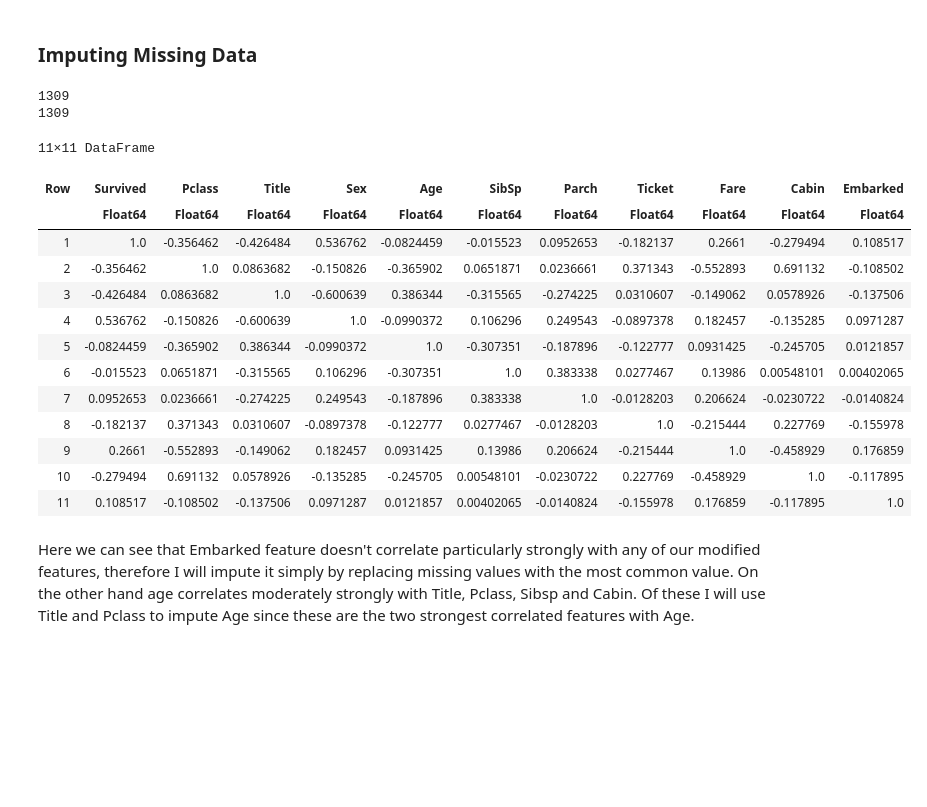
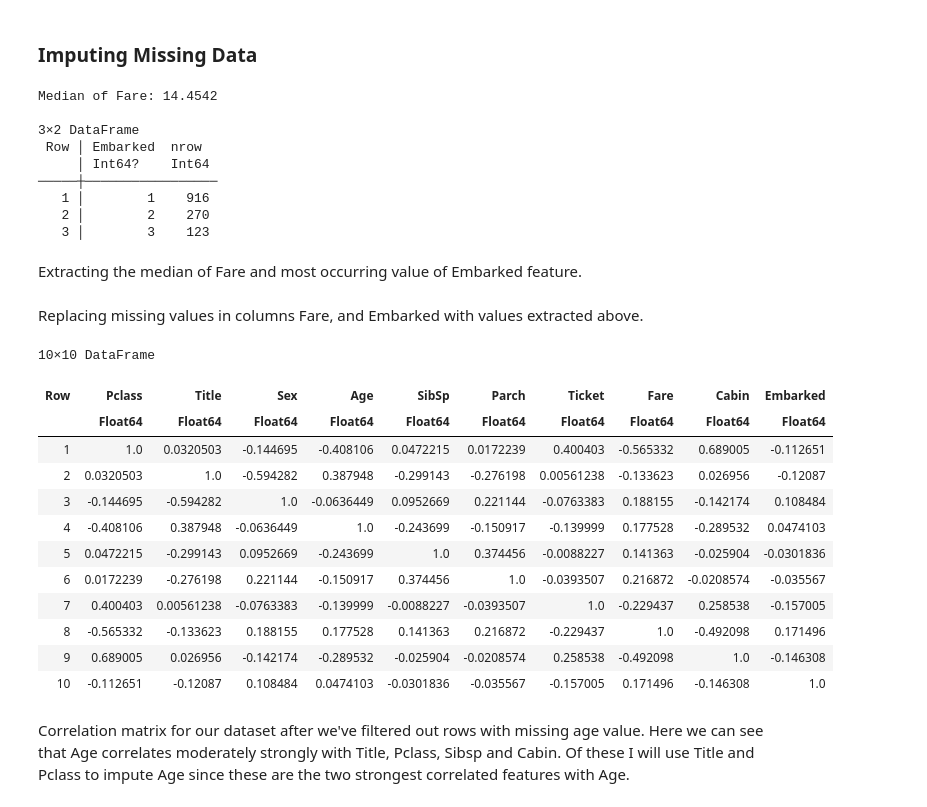
Before and after one commit to B0B36JUL-FinalProjects-2022/Projekt_cechdav5, a Jupyter notebook: examples/classif.ipynb, the cells around one changed output. Drawn from its saved outputs; the diff is of its cells as text; code cells hidden in the pictures; blank space fills up the shorter version.

Commit message:
Made progress on imputing of missing values

```diff
--- a/examples/classif.ipynb
+++ b/examples/classif.ipynb
@@ -19,8 +17,7 @@ data = CSV.read("../data/train.csv", DataFrame);
 # %%
 train = CSV.read("../data/train.csv", DataFrame);
-select!(train, Not("Survived"));
 test = CSV.read("../data/test.csv", DataFrame);
-merged = vcat(train, test);
+merged = vcat(select(train, Not("Survived")), test);
 select!(merged, Not("PassengerId"));
 first(merged, 5)
 # %% [output]
@@ -215,11 +212,17 @@ Applying all the techniques for creating numeric values out of the features.
 ### Imputing Missing Data
 # %%
 fare_median = median(skipmissing(processed_data[!, "Fare"]))
-replace!(processed_data."Fare", missing => kek)
-
-
-print(nrow(processed_data), "\n")
-print(nrow(dropmissing(processed_data, "Fare")))
+print("Median of Fare: ", fare_median, "\n\n")
+print(combine(groupby(processed_data, ["Embarked"]), nrow))
 # %% [output]
-1309
-1309
+Median of Fare: 14.4542
+
+3×2 DataFrame
+ Row │ Embarked  nrow
+     │ Int64?    Int64
+─────┼─────────────────
+   1 │        1    916
+   2 │        2    270
+   3 │        3    123
+# %% [markdown]
+Extracting the median of Fare and most occurring value of Embarked feature.
@@ -226,24 +232,20 @@ print(nrow(dropmissing(processed_data, "Fare")))
+# %% [markdown]
+Replacing missing values in columns Fare, and Embarked with values extracted above.
 # %%
-
-filtered = filter(missing_filter("Embarked"), filter(missing_filter("Age"), processed_data))
-
-display(DataFrame(cor(Matrix(filtered)), ["Survived", "Pclass", "Title", "Sex", "Age", "SibSp", "Parch", "Ticket", "Fare", "Cabin", "Embarked"]))
+display(DataFrame(cor(Matrix(dropmissing(processed_data))), ["Pclass", "Title", "Sex", "Age", "SibSp", "Parch", "Ticket", "Fare", "Cabin", "Embarked"]))
 # %% [output]
-11×11 DataFrame
+10×10 DataFrame
-| Row | Survived | Pclass | Title | Sex | Age | SibSp | Parch | Ticket | Fare | Cabin | Embarked |
-|  | Float64 | Float64 | Float64 | Float64 | Float64 | Float64 | Float64 | Float64 | Float64 | Float64 | Float64 |
-| 1 | 1.0 | -0.356462 | -0.426484 | 0.536762 | -0.0824459 | -0.015523 | 0.0952653 | -0.182137 | 0.2661 | -0.279494 | 0.108517 |
-| 2 | -0.356462 | 1.0 | 0.0863682 | -0.150826 | -0.365902 | 0.0651871 | 0.0236661 | 0.371343 | -0.552893 | 0.691132 | -0.108502 |
-| 3 | -0.426484 | 0.0863682 | 1.0 | -0.600639 | 0.386344 | -0.315565 | -0.274225 | 0.0310607 | -0.149062 | 0.0578926 | -0.137506 |
-| 4 | 0.536762 | -0.150826 | -0.600639 | 1.0 | -0.0990372 | 0.106296 | 0.249543 | -0.0897378 | 0.182457 | -0.135285 | 0.0971287 |
-| 5 | -0.0824459 | -0.365902 | 0.386344 | -0.0990372 | 1.0 | -0.307351 | -0.187896 | -0.122777 | 0.0931425 | -0.245705 | 0.0121857 |
-| 6 | -0.015523 | 0.0651871 | -0.315565 | 0.106296 | -0.307351 | 1.0 | 0.383338 | 0.0277467 | 0.13986 | 0.00548101 | 0.00402065 |
-| 7 | 0.0952653 | 0.0236661 | -0.274225 | 0.249543 | -0.187896 | 0.383338 | 1.0 | -0.0128203 | 0.206624 | -0.0230722 | -0.0140824 |
-| 8 | -0.182137 | 0.371343 | 0.0310607 | -0.0897378 | -0.122777 | 0.0277467 | -0.0128203 | 1.0 | -0.215444 | 0.227769 | -0.155978 |
-| 9 | 0.2661 | -0.552893 | -0.149062 | 0.182457 | 0.0931425 | 0.13986 | 0.206624 | -0.215444 | 1.0 | -0.458929 | 0.176859 |
-| 10 | -0.279494 | 0.691132 | 0.0578926 | -0.135285 | -0.245705 | 0.00548101 | -0.0230722 | 0.227769 | -0.458929 | 1.0 | -0.117895 |
-| 11 | 0.108517 | -0.108502 | -0.137506 | 0.0971287 | 0.0121857 | 0.00402065 | -0.0140824 | -0.155978 | 0.176859 | -0.117895 | 1.0 |
+| Row | Pclass | Title | Sex | Age | SibSp | Parch | Ticket | Fare | Cabin | Embarked |
+|  | Float64 | Float64 | Float64 | Float64 | Float64 | Float64 | Float64 | Float64 | Float64 | Float64 |
+| 1 | 1.0 | 0.0320503 | -0.144695 | -0.408106 | 0.0472215 | 0.0172239 | 0.400403 | -0.565332 | 0.689005 | -0.112651 |
+| 2 | 0.0320503 | 1.0 | -0.594282 | 0.387948 | -0.299143 | -0.276198 | 0.00561238 | -0.133623 | 0.026956 | -0.12087 |
+| 3 | -0.144695 | -0.594282 | 1.0 | -0.0636449 | 0.0952669 | 0.221144 | -0.0763383 | 0.188155 | -0.142174 | 0.108484 |
+| 4 | -0.408106 | 0.387948 | -0.0636449 | 1.0 | -0.243699 | -0.150917 | -0.139999 | 0.177528 | -0.289532 | 0.0474103 |
+| 5 | 0.0472215 | -0.299143 | 0.0952669 | -0.243699 | 1.0 | 0.374456 | -0.0088227 | 0.141363 | -0.025904 | -0.0301836 |
+| 6 | 0.0172239 | -0.276198 | 0.221144 | -0.150917 | 0.374456 | 1.0 | -0.0393507 | 0.216872 | -0.0208574 | -0.035567 |
+| 7 | 0.400403 | 0.00561238 | -0.0763383 | -0.139999 | -0.0088227 | -0.0393507 | 1.0 | -0.229437 | 0.258538 | -0.157005 |
+| 8 | -0.565332 | -0.133623 | 0.188155 | 0.177528 | 0.141363 | 0.216872 | -0.229437 | 1.0 | -0.492098 | 0.171496 |
+| 9 | 0.689005 | 0.026956 | -0.142174 | -0.289532 | -0.025904 | -0.0208574 | 0.258538 | -0.492098 | 1.0 | -0.146308 |
+| 10 | -0.112651 | -0.12087 | 0.108484 | 0.0474103 | -0.0301836 | -0.035567 | -0.157005 | 0.171496 | -0.146308 | 1.0 |
 # %% [markdown]
-Here we can see that Embarked feature doesn't correlate particularly strongly with any of our modified features, therefore I will impute it simply by replacing missing values with the most common value. On the other hand age correlates moderately strongly with
-Title, Pclass, Sibsp and Cabin. Of these I will use Title and Pclass to impute Age since these are the two strongest correlated
-features with Age.
+Correlation matrix for our dataset after we've filtered out rows with missing age value. Here we can see that Age correlates moderately strongly with Title, Pclass, Sibsp and Cabin. Of these I will use Title and Pclass to impute Age since these are the two strongest correlated features with Age.
```
Also changed, not shown: parts of 6 cells of this notebook.
